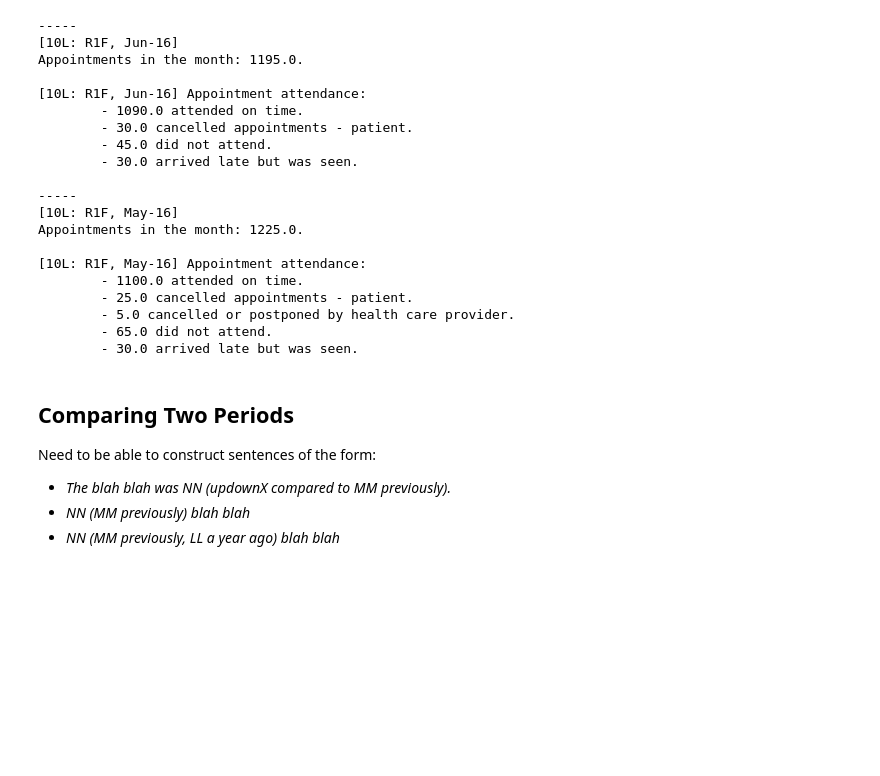
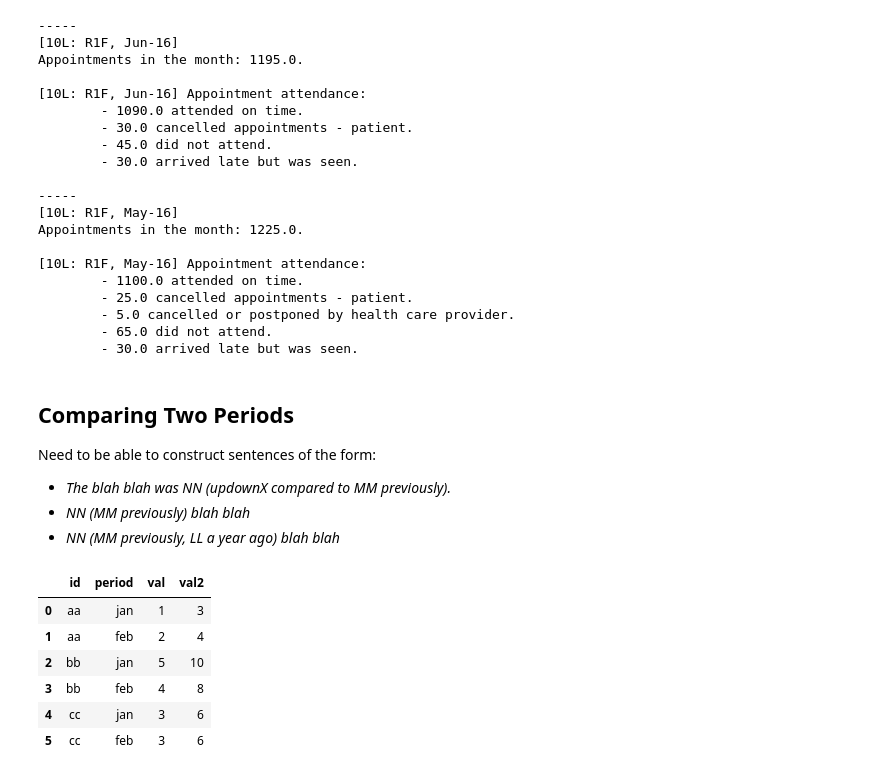
Before and after one commit to psychemedia/openHealthDataDoodles, a Jupyter notebook: notebooks/Access to Psychological Therapies - Monthly.ipynb, the cells around one changed output. Drawn from its saved outputs; the diff is of its cells as text; code cells hidden in the pictures; blank space fills up the shorter version.

Commit message:
Added examples of comparative statements
One problem with the comparative reports that remains is the lack of
clear labels specifying the period the report relates to

```diff
--- a/notebooks/Access to Psychological Therapies - Monthly.ipynb
+++ b/notebooks/Access to Psychological Therapies - Monthly.ipynb
@@ -1014,3 +977,17 @@ Need to be able to construct sentences of the form:
 - *The blah blah was NN (updownX compared to MM previously).*
 - *NN (MM previously) blah blah*
 - *NN (MM previously, LL a year ago) blah blah*
+# %%
+#Simple dataset
+diff2=pd.DataFrame([{'id':'aa','val':1,'val2':3,'period':'jan'},{'id':'aa','val':2,'val2':4,'period':'feb'},
+                   {'id':'bb','val':5,'val2':10,'period':'jan'},{'id':'bb','val':4,'val2':8,'period':'feb'},
+                   {'id':'cc','val':3,'val2':6,'period':'jan'},{'id':'cc','val':3,'val2':6,'period':'feb'}])
+diff2
+# %% [output]
+|  | id | period | val | val2 |
+| 0 | aa | jan | 1 | 3 |
+| 1 | aa | feb | 2 | 4 |
+| 2 | bb | jan | 5 | 10 |
+| 3 | bb | feb | 4 | 8 |
+| 4 | cc | jan | 3 | 6 |
+| 5 | cc | feb | 3 | 6 |
```
Also changed, not shown: parts of 21 cells of this notebook.
